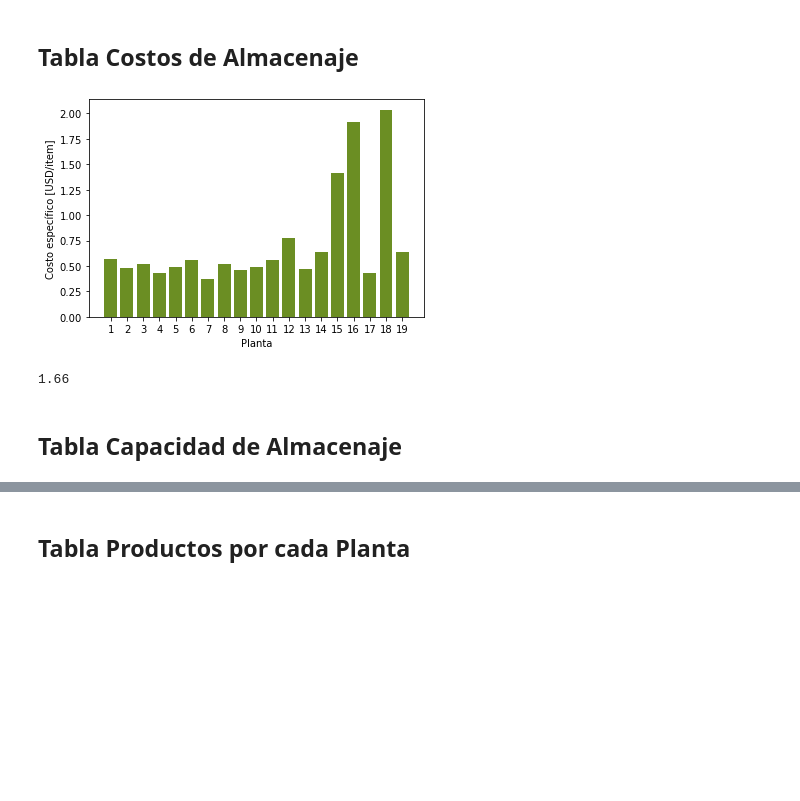
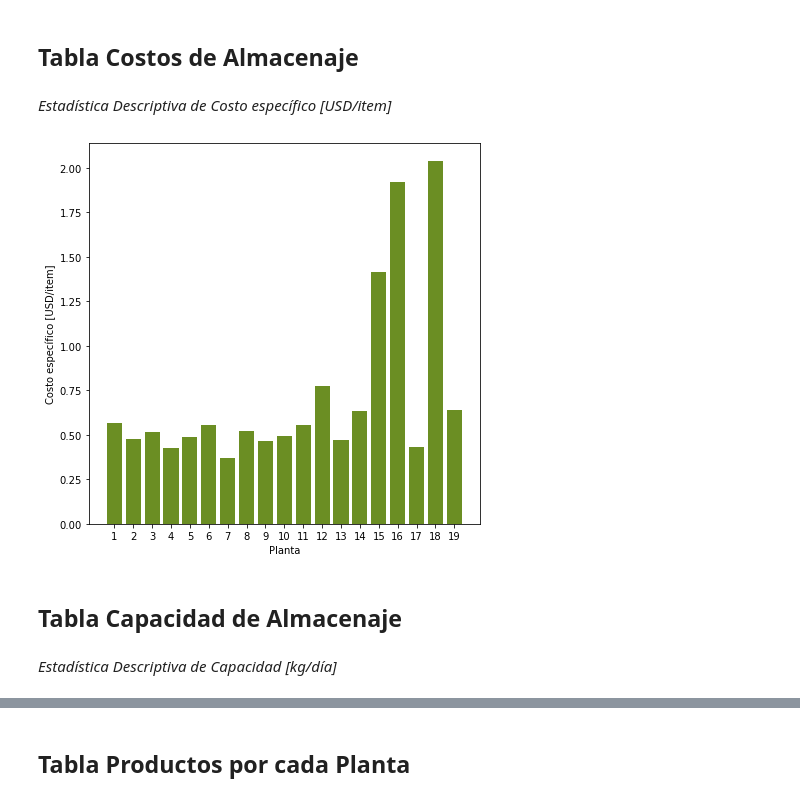
Before and after one commit to hernanrodri/Supply-Chain-Analytics, a Jupyter notebook: Supply Chain Analysis.ipynb, the cells around one changed output, grey strips where cells are left out. Saved outputs shown, nothing was run; the diff lists cells and outputs as text; code cells hidden in the pictures; blank space fills up the shorter version.

```diff
--- a/Supply Chain Analysis.ipynb
+++ b/Supply Chain Analysis.ipynb
@@ -308,17 +303,12 @@ plt.pie(x = fletes_agrup["Recuento de Puerto de origen"], labels = fletes_agrup.
+# %% [markdown]
+*Estadística Descriptiva de Costo específico [USD/item]*
 # %%
-costos_almacenaje["Planta"] = costos_almacenaje["Planta"].replace(to_replace = "[^\d.]", value = "", regex = True).astype(int)
-
-plt.figure(1)
+plt.figure(figsize = (7, 7))
 plt.bar(x = costos_almacenaje["Planta"], height = costos_almacenaje["Costo específico [USD/item]"], color = "olivedrab")
 plt.xlabel("Planta")
 plt.xticks(costos_almacenaje["Planta"])
 plt.ylabel("Costo específico [USD/item]");
 # %% [output]
-[figure, old version]
+[figure, new version]
-# %%
-variacion = costos_almacenaje["Costo específico [USD/item]"].max() - costos_almacenaje["Costo específico [USD/item]"].min()
-round(variacion, 2)
-# %% [output]
-1.66
 # %% [markdown]
 ## Tabla Capacidad de Almacenaje
@@ -325 +317,3 @@ round(variacion, 2)
+# %% [markdown]
+*Estadística Descriptiva de Capacidad [kg/día]*
 # %%
```
Also changed, not shown: parts of 44 cells of this notebook.
